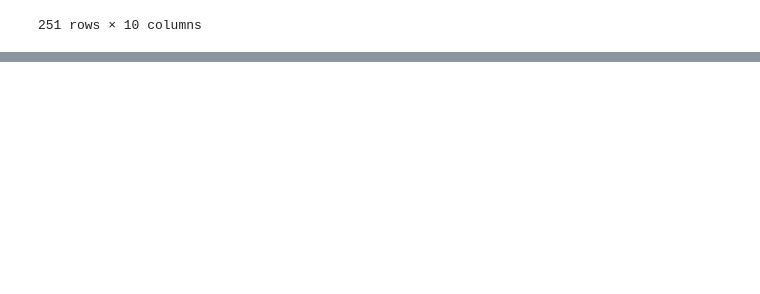
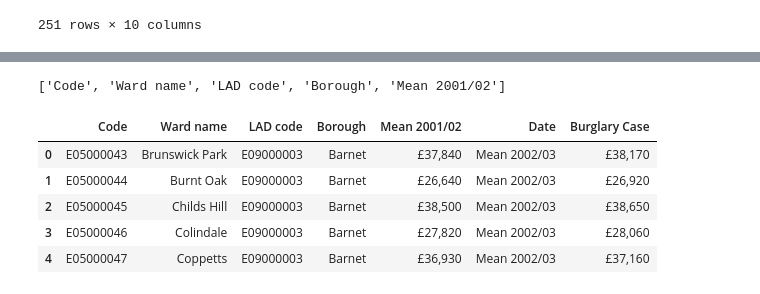
Before and after one commit to isavgt/JBG050-group11, a Jupyter notebook: datasetsexploration.ipynb, the cells around one changed output, grey strips where cells are left out. Saved outputs shown, nothing was run; the diff lists cells and outputs as text; code cells hidden in the pictures; blank space fills up the shorter version.

```diff
--- a/datasetsexploration.ipynb
+++ b/datasetsexploration.ipynb
@@ -463,0 +464,21 @@ df3.head()
+# %%
+income_ward_df = pd.read_csv(r'.\\Datasets\\Population\\modelled-household-income-estimates-wards.csv', encoding='latin1')
+income_ward_df = income_ward_df.loc[(income_ward_df['Borough']=='Barnet')]
+tomelt = [income_ward_df.columns[i] for i in range(0, 4)]
+print(tomelt)
+income_ward_df = pd.melt(income_ward_df, id_vars=tomelt,
+        var_name="Date",
+        value_name="Burglary Case")
+income_ward_df.head()
+# income_ward_df['Year'] = income_ward_df.Date.str[0:4]
+# income_ward_df['Month'] = income_ward_df.Date.str[5:6]
+# income_ward_df = income_ward_df.drop(['Date'], axis=1)
+# income_ward_df.head(-1)
+# %% [output]
+['Code', 'Ward name', 'LAD code', 'Borough', 'Mean 2001/02']
+|  | Code | Ward name | LAD code | Borough | Mean 2001/02 | Date | Burglary Case |
+| 0 | E05000043 | Brunswick Park | E09000003 | Barnet | £37,840 | Mean 2002/03 | £38,170 |
+| 1 | E05000044 | Burnt Oak | E09000003 | Barnet | £26,640 | Mean 2002/03 | £26,920 |
+| 2 | E05000045 | Childs Hill | E09000003 | Barnet | £38,500 | Mean 2002/03 | £38,650 |
+| 3 | E05000046 | Colindale | E09000003 | Barnet | £27,820 | Mean 2002/03 | £28,060 |
+| 4 | E05000047 | Coppetts | E09000003 | Barnet | £36,930 | Mean 2002/03 | £37,160 |
```
Also changed, not shown: parts of 2 cells of this notebook, 8 other files.
